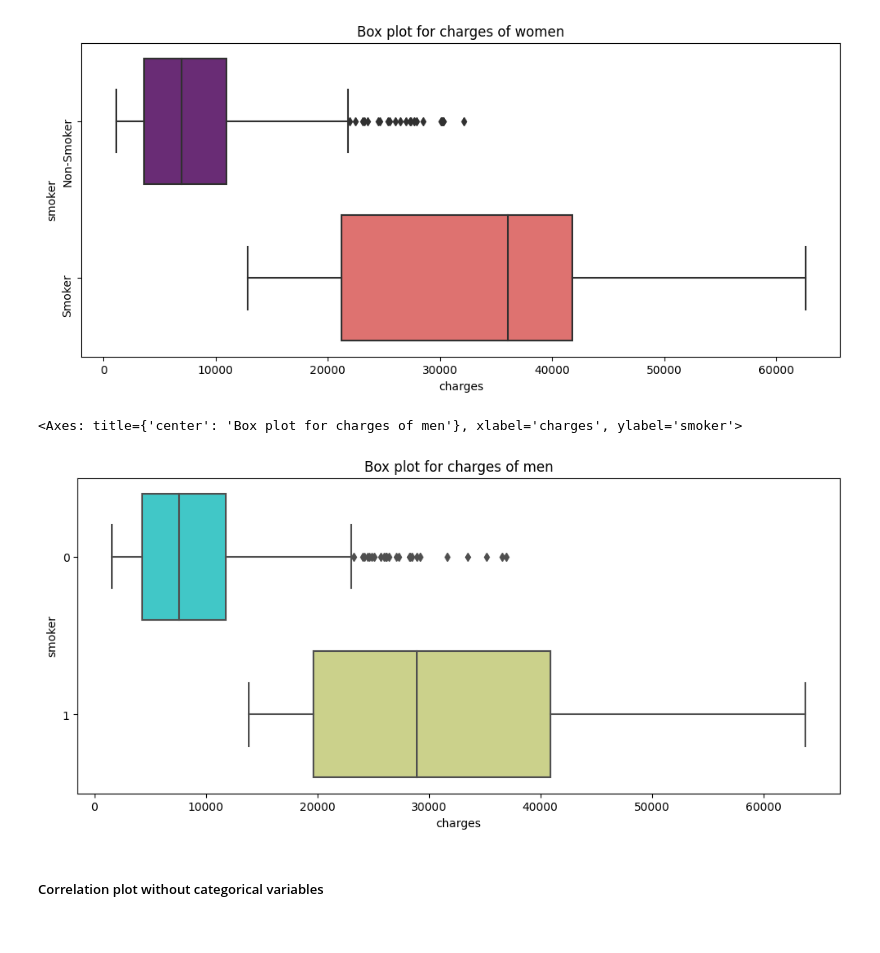
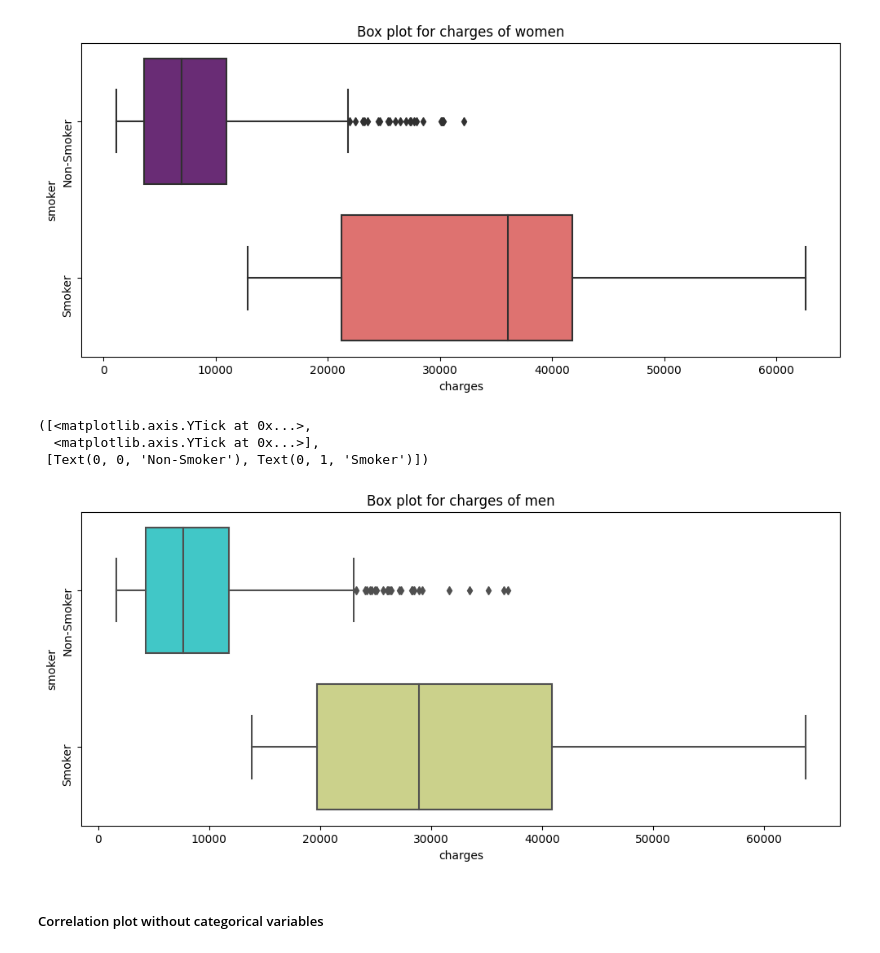
Before and after one commit to ahilah/Personal-medical-insurance-cost-prediction-model, a Jupyter notebook: hello.ipynb, the cells around one changed output. Saved outputs shown, nothing was run; the diff lists cells and outputs as text; code cells hidden in the pictures.

Commit message:
data encoding and scaling

```diff
--- a/hello.ipynb
+++ b/hello.ipynb
@@ -101,7 +102,8 @@ from sklearn.preprocessing import StandardScaler
 # %% [markdown]
 ## Read the Dataset for health insurance
 # %%
-df_path ="D://programming//information-technologies-of-smart-systems//calculation-and-graphic work//personal-medical-insurance-cost-prediction//insurance.csv"
+# path to the original dataset
+df_path ="D://programming//information-technologies-of-smart-systems//calculation-and-graphic work//personal-medical-insurance-cost-prediction//data//insurance.csv"
 # %%
 # is there such path?
 print(os.path.exists(df_path))
@@ -339,10 +341,14 @@ plt.yticks([0, 1], ['Non-Smoker', 'Smoker'], rotation = 90)
 # %%
 plt.figure(figsize=(12,5))
 plt.title("Box plot for charges of men")
 sns.boxplot(y="smoker", x="charges", data =  df[(df.sex == 0)] , orient="h", palette = 'rainbow')
+# adding annotations to clarify y-axis labels
+plt.yticks([0, 1], ['Non-Smoker', 'Smoker'], rotation = 90)
 # %% [output]
-<Axes: title={'center': 'Box plot for charges of men'}, xlabel='charges', ylabel='smoker'>
+([<matplotlib.axis.YTick at 0x...>,
+  <matplotlib.axis.YTick at 0x...>],
+ [Text(0, 0, 'Non-Smoker'), Text(0, 1, 'Smoker')])
-[figure, old version]
+[figure, new version]
 # %% [markdown]
 ##### Correlation plot without categorical variables
 # %%
```
Also changed, not shown: parts of 32 cells of this notebook, 4 other files.
